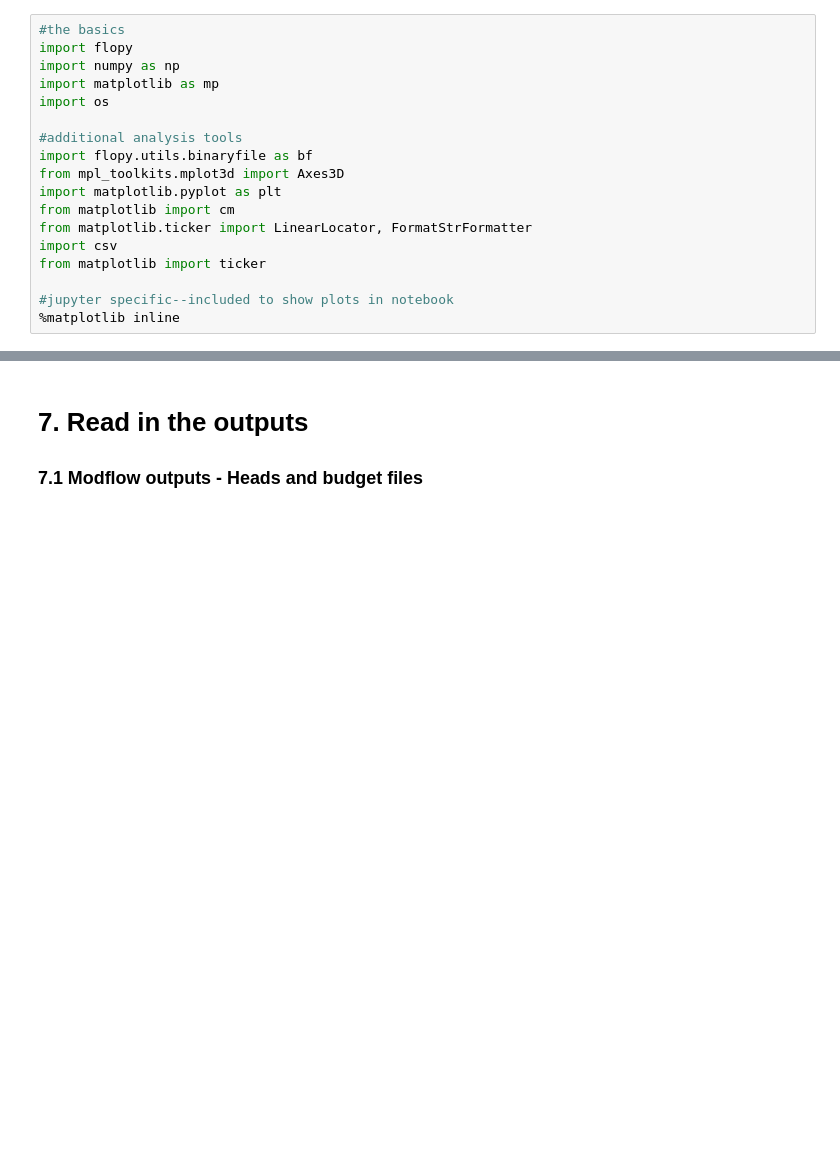
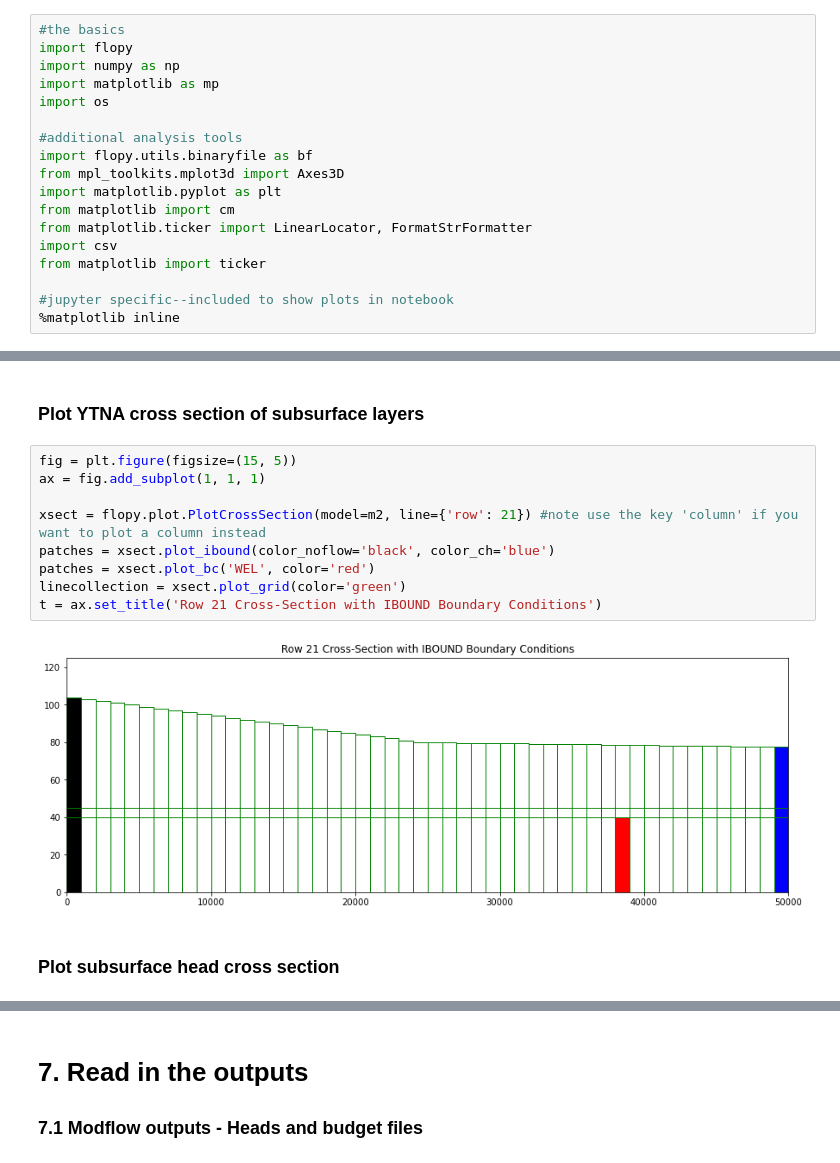
Before and after one commit to GW-modelling-Spring2022/homework-Whrligig, a Jupyter notebook: Working/HW12_WatershedModel/HW12_model_Boyd.ipynb, the cells around one changed output, grey strips where cells are left out. Saved outputs shown, nothing was run; the diff lists cells and outputs as text; blank space fills up the shorter version.

```diff
--- a/Working/HW12_WatershedModel/HW12_model_Boyd.ipynb
+++ b/Working/HW12_WatershedModel/HW12_model_Boyd.ipynb
@@ -604,0 +525,15 @@ t = ax.set_title('Row 25 Cross-Section with IBOUND Boundary Conditions')
+# %% [markdown]
+### Plot YTNA cross section of subsurface layers
+# %%
+fig = plt.figure(figsize=(15, 5))
+ax = fig.add_subplot(1, 1, 1)
+
+xsect = flopy.plot.PlotCrossSection(model=m2, line={'row': 21}) #note use the key 'column' if you want to plot a column instead
+patches = xsect.plot_ibound(color_noflow='black', color_ch='blue')
+patches = xsect.plot_bc('WEL', color='red')
+linecollection = xsect.plot_grid(color='green')
+t = ax.set_title('Row 21 Cross-Section with IBOUND Boundary Conditions')
+# %% [output]
+[figure, added]
+# %% [markdown]
+### Plot subsurface head cross section
```
Also changed, not shown: parts of 67 cells of this notebook, 3 other files.
